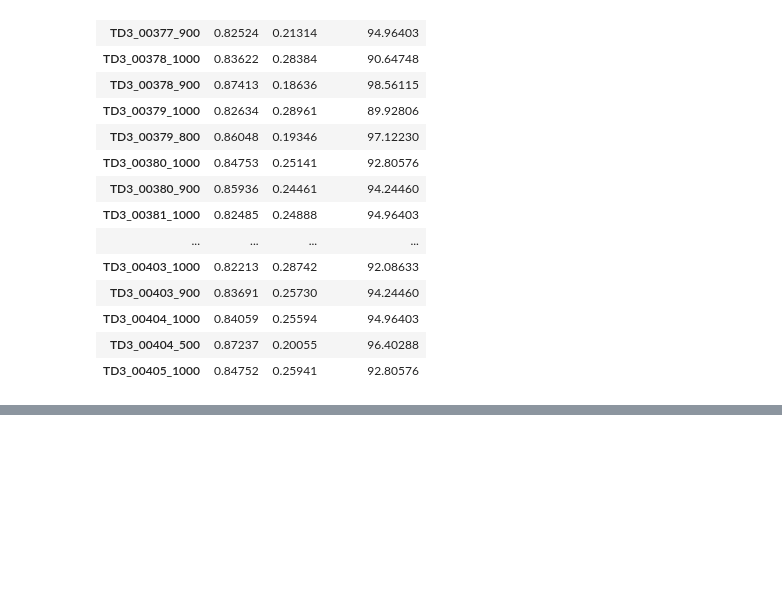
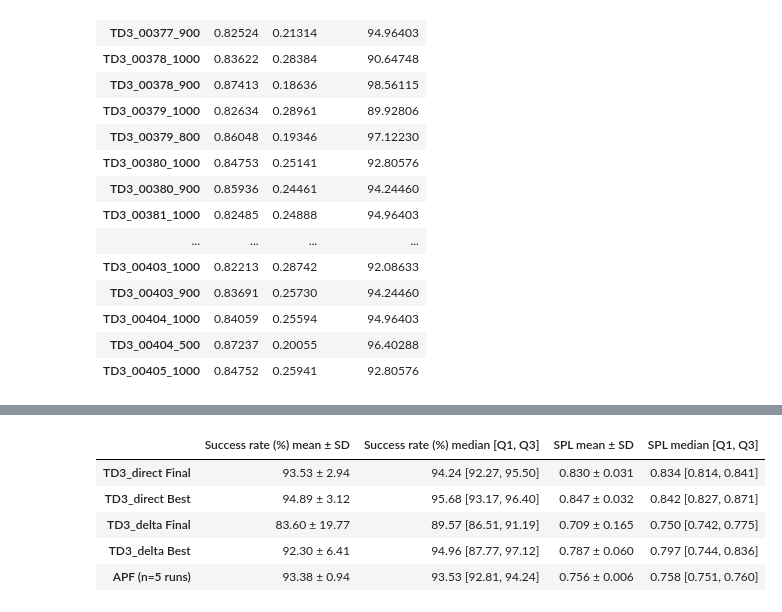
Before and after one commit to MinhNguyen2000/X3_ROS2_ws, a Jupyter notebook: scripts/G2G_analysis.ipynb, the cells around one changed output, grey strips where cells are left out. Cells and saved outputs as stored; diff of their text form; code cells hidden in the pictures; blank space fills up the shorter version.

```diff
--- a/scripts/G2G_analysis.ipynb
+++ b/scripts/G2G_analysis.ipynb
@@ -140,0 +286,36 @@ TD3_delta* success: 92.302 ± 6.079
+# %%
+def fmt_mean_sd(x, d):
+    return f"{np.mean(x):.{d}f} ± {np.std(x, ddof=1):.{d}f}"
+
+def fmt_med_iqr(x, d):
+    q1, med, q3 = np.percentile(x, [25, 50, 75])
+    return f"{med:.{d}f} [{q1:.{d}f}, {q3:.{d}f}]"
+
+# per-run APF values: one success rate / SPL per repeated run, same definition as result_df
+apf_success = summary['success rate (%)'].to_numpy()
+apf_spl = summary['SPL'].to_numpy()
+
+groups = {
+    'TD3_direct Final': (TD3_direct_success.to_numpy(),      TD3_direct_SPL.to_numpy()),
+    'TD3_direct Best':  (TD3_direct_star_success.to_numpy(), TD3_direct_star_SPL.to_numpy()),
+    'TD3_delta Final':  (TD3_delta_success.to_numpy(),       TD3_delta_SPL.to_numpy()),
+    'TD3_delta Best':   (TD3_delta_star_success.to_numpy(),  TD3_delta_star_SPL.to_numpy()),
+    f'APF (n={n_runs} runs)': (apf_success, apf_spl),
+}
+
+g2g_table = pd.DataFrame({
+    name: {
+        'Success rate (%) mean ± SD':     fmt_mean_sd(s, 2),
+        'Success rate (%) median [Q1, Q3]': fmt_med_iqr(s, 2),
+        'SPL mean ± SD':                  fmt_mean_sd(p, 3),
+        'SPL median [Q1, Q3]':            fmt_med_iqr(p, 3),
+    } for name, (s, p) in groups.items()
+}).T
+g2g_table
+# %% [output]
+|  | Success rate (%) mean ± SD | Success rate (%) median [Q1, Q3] | SPL mean ± SD | SPL median [Q1, Q3] |
+| TD3_direct Final | 93.53 ± 2.94 | 94.24 [92.27, 95.50] | 0.830 ± 0.031 | 0.834 [0.814, 0.841] |
+| TD3_direct Best | 94.89 ± 3.12 | 95.68 [93.17, 96.40] | 0.847 ± 0.032 | 0.842 [0.827, 0.871] |
+| TD3_delta Final | 83.60 ± 19.77 | 89.57 [86.51, 91.19] | 0.709 ± 0.165 | 0.750 [0.742, 0.775] |
+| TD3_delta Best | 92.30 ± 6.41 | 94.96 [87.77, 97.12] | 0.787 ± 0.060 | 0.797 [0.744, 0.836] |
+| APF (n=5 runs) | 93.38 ± 0.94 | 93.53 [92.81, 94.24] | 0.756 ± 0.006 | 0.758 [0.751, 0.760] |
```
Also changed, not shown: parts of 6 cells of this notebook.
